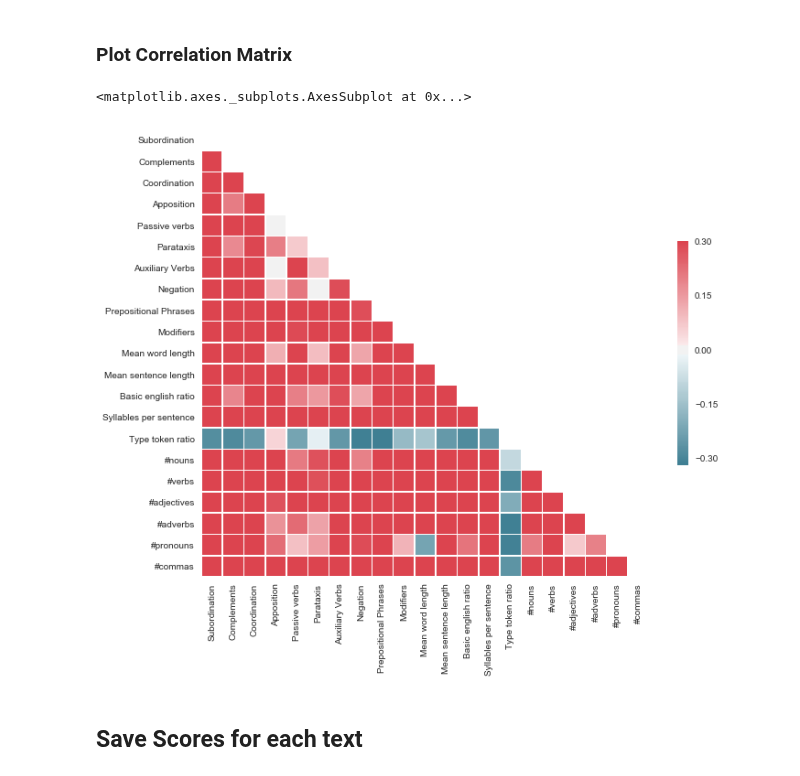
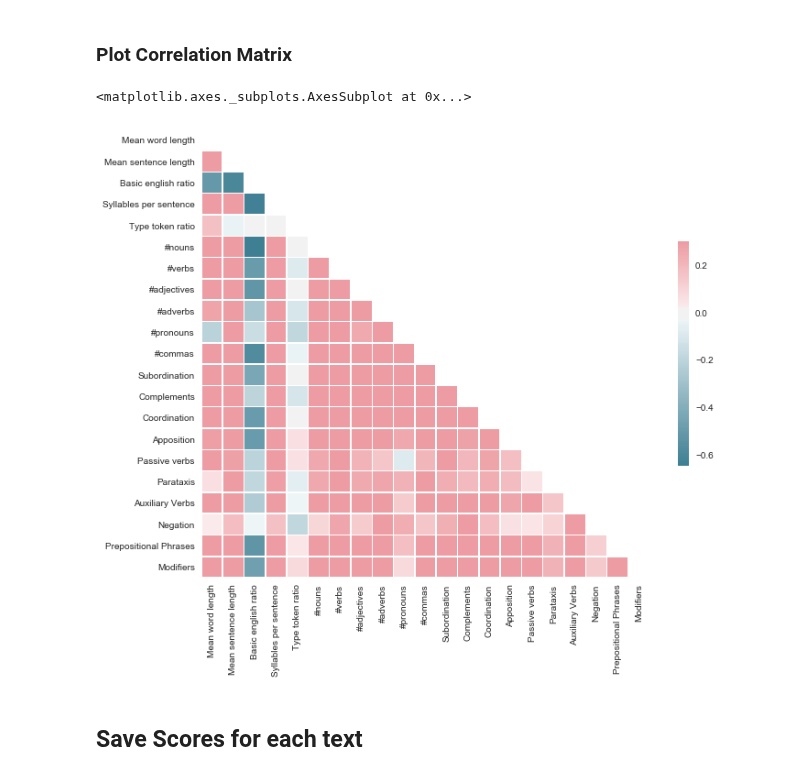
Before and after one commit to PaulOpu/TS_LossFunction, a Jupyter notebook: code/Opuchlich_FeatureRegression.ipynb, the cells around one changed output. Saved outputs shown, nothing was run; the diff lists cells and outputs as text; code cells hidden in the pictures.

```diff
--- a/code/Opuchlich_FeatureRegression.ipynb
+++ b/code/Opuchlich_FeatureRegression.ipynb
@@ -393,34 +398,34 @@ weebit_df.loc[
 # %%
 from string import ascii_letters
 import numpy as np
 import pandas as pd
 import seaborn as sns
 import matplotlib.pyplot as plt
 
 sns.set(style="white")
 
 # Generate a large random dataset
 rs = np.random.RandomState(33)
-d = plot_df[plot_df.columns[2:-1]]
+d = norm_df[ts.feature_names]
 
 # Compute the correlation matrix
 corr = d.corr()
 
 # Generate a mask for the upper triangle
 mask = np.zeros_like(corr, dtype=np.bool)
 mask[np.triu_indices_from(mask)] = True
 
 # Set up the matplotlib figure
 f, ax = plt.subplots(figsize=(11, 9))
 
 # Generate a custom diverging colormap
 cmap = sns.diverging_palette(220, 10, as_cmap=True)
 
 # Draw the heatmap with the mask and correct aspect ratio
 sns.heatmap(corr, mask=mask, cmap=cmap, vmax=.3, center=0,
             square=True, linewidths=.5, cbar_kws={"shrink": .5})
 # %% [output]
 <matplotlib.axes._subplots.AxesSubplot at 0x...>
-[figure, old version]
+[figure, new version]
 # %% [markdown]
 ## Save Scores for each text
```
Also changed, not shown: parts of 51 cells of this notebook, 9 other files.
